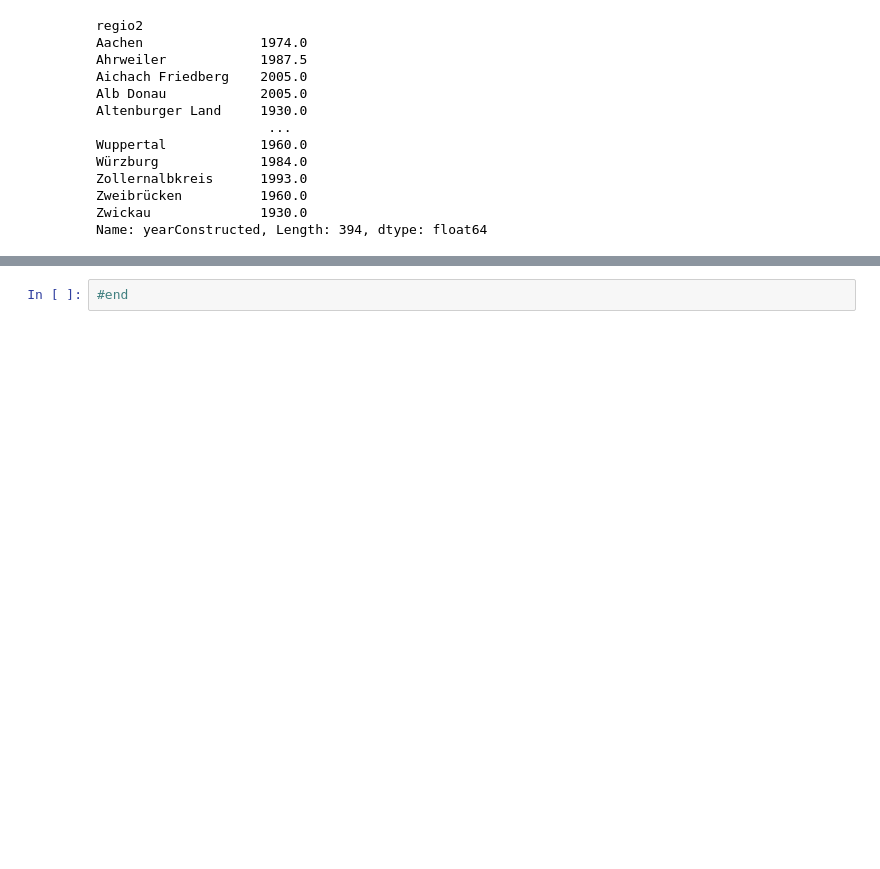
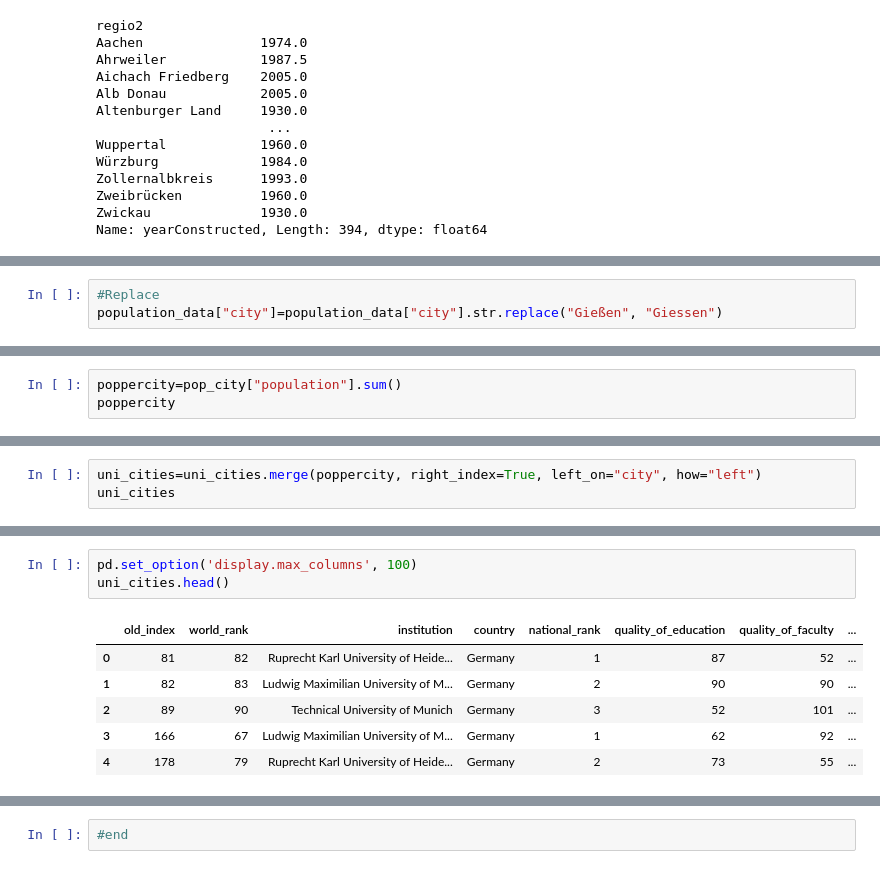
Before and after one commit to reemakk/group-3, a Jupyter notebook: Just_Data_w_Notes.ipynb, the cells around one changed output, grey strips where cells are left out. Cells and saved outputs as stored; diff of their text form; blank space fills up the shorter version.

```diff
--- a/Just_Data_w_Notes.ipynb
+++ b/Just_Data_w_Notes.ipynb
@@ -714,0 +1009,3 @@ uni_cities=uni_cities.merge(medianofyearConstruted, right_index=True, left_on="c
+# %%
+#Replace
+population_data["city"]=population_data["city"].str.replace("Gießen", "Giessen")
@@ -714,0 +1017,3 @@ uni_cities=uni_cities.merge(medianofyearConstruted, right_index=True, left_on="c
+# %%
+poppercity=pop_city["population"].sum()
+poppercity
@@ -714,0 +1034,3 @@ uni_cities=uni_cities.merge(medianofyearConstruted, right_index=True, left_on="c
+# %%
+uni_cities=uni_cities.merge(poppercity, right_index=True, left_on="city", how="left")
+uni_cities
@@ -714,0 +1064,10 @@ uni_cities=uni_cities.merge(medianofyearConstruted, right_index=True, left_on="c
+# %%
+pd.set_option('display.max_columns', 100)
+uni_cities.head()
+# %% [output]
+|  | old_index | world_rank | institution | country | national_rank | quality_of_education | quality_of_faculty | ... |
+| 0 | 81 | 82 | Ruprecht Karl University of Heide... | Germany | 1 | 87 | 52 | ... |
+| 1 | 82 | 83 | Ludwig Maximilian University of M... | Germany | 2 | 90 | 90 | ... |
+| 2 | 89 | 90 | Technical University of Munich | Germany | 3 | 52 | 101 | ... |
+| 3 | 166 | 67 | Ludwig Maximilian University of M... | Germany | 1 | 62 | 92 | ... |
+| 4 | 178 | 79 | Ruprecht Karl University of Heide... | Germany | 2 | 73 | 55 | ... |
```
Also changed, not shown: parts of 34 cells of this notebook.
